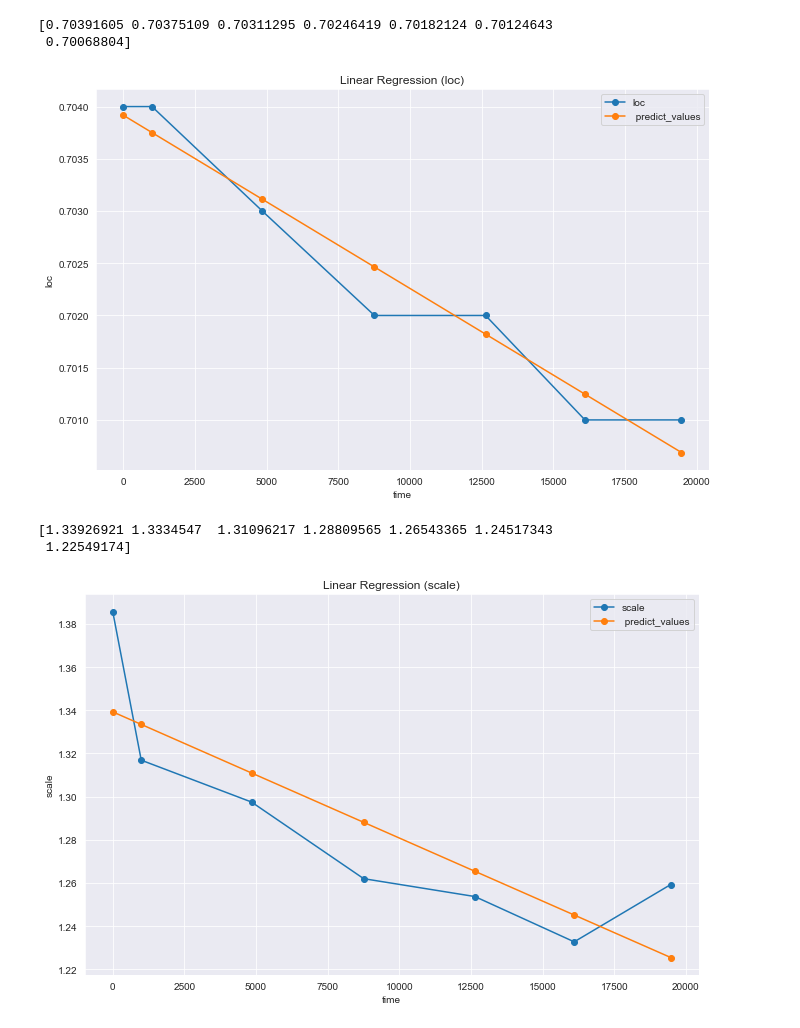
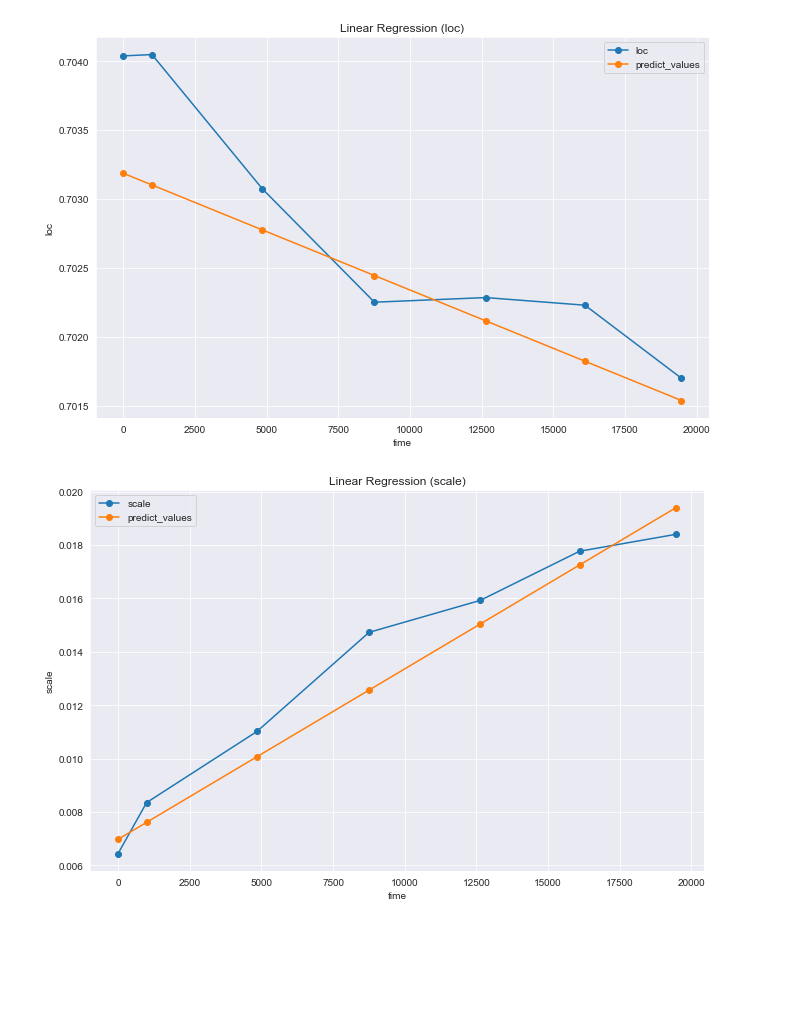
Before and after one commit to rommmmmka/data-processing, a Jupyter notebook: weibull_distribution.ipynb, the cells around one changed output. Drawn from its saved outputs; the diff is of its cells as text; code cells hidden in the pictures; blank space fills up the shorter version.

```diff
--- a/weibull_distribution.ipynb
+++ b/weibull_distribution.ipynb
@@ -87,32 +72,31 @@ plt.legend()
-# %%
-model_loc = LinearRegression()
-model_loc.fit(time_labels_np, loc)
-predict_values = model_loc.predict(time_labels_np)
-plt.figure(figsize=(11, 7))
-plt.title('Linear Regression (loc)')
-plt.xlabel('time')
-plt.ylabel('loc')
-plt.plot(time_labels, loc, label="loc", marker="o")
-plt.plot(time_labels, predict_values, label=" predict_values", marker="o")
-plt.legend()
-print(predict_values)
-# %% [output]
-[0.70391605 0.70375109 0.70311295 0.70246419 0.70182124 0.70124643
- 0.70068804]
-[figure, removed]
-# %%
-model_scale = LinearRegression()
-model_scale.fit(time_labels_np, scale)
-predict_values = model_scale.predict(time_labels_np)
-plt.figure(figsize=(11, 7))
-plt.title('Linear Regression (scale)')
-plt.xlabel('time')
-plt.ylabel('scale')
-plt.plot(time_labels, scale, label="scale", marker="o")
-plt.plot(time_labels, predict_values, label=" predict_values", marker="o")
-plt.legend()
-print(predict_values)
-# %% [output]
-[1.33926921 1.3334547  1.31096217 1.28809565 1.26543365 1.24517343
- 1.22549174]
-[figure, removed]
+# %%
+model_loc = LinearRegression()
+model_loc.fit(linear_regression_x, loc)
+
+model_scale = LinearRegression()
+model_scale.fit(linear_regression_x, scale)
+
+train_mean = np.array(train[columns[0]]).mean()
+train_std = np.array(train[columns[0]]).std()
+linear_regression_x_train = np.array([[i, train_mean, train_std] for i in time_labels])
+
+plt.figure(figsize=(11, 7))
+plt.title('Linear Regression (loc)')
+plt.xlabel('time')
+plt.ylabel('loc')
+plt.plot(time_labels, [weibull.fit(train[i], fc=SHAPE)[1] for i in columns], label="loc", marker="o")
+plt.plot(time_labels, model_loc.predict(linear_regression_x_train), label="predict_values", marker="o")
+plt.legend()
+plt.show()
+
+plt.figure(figsize=(11, 7))
+plt.title('Linear Regression (scale)')
+plt.xlabel('time')
+plt.ylabel('scale')
+plt.plot(time_labels, [weibull.fit(train[i], fc=SHAPE)[2] for i in columns], label="scale", marker="o")
+plt.plot(time_labels, model_scale.predict(linear_regression_x_train), label="predict_values", marker="o")
+plt.legend()
+plt.show()
+# %% [output]
+[figure, added]
+[figure, added]
```
Also changed, not shown: parts of 12 cells of this notebook, 1 other file.
